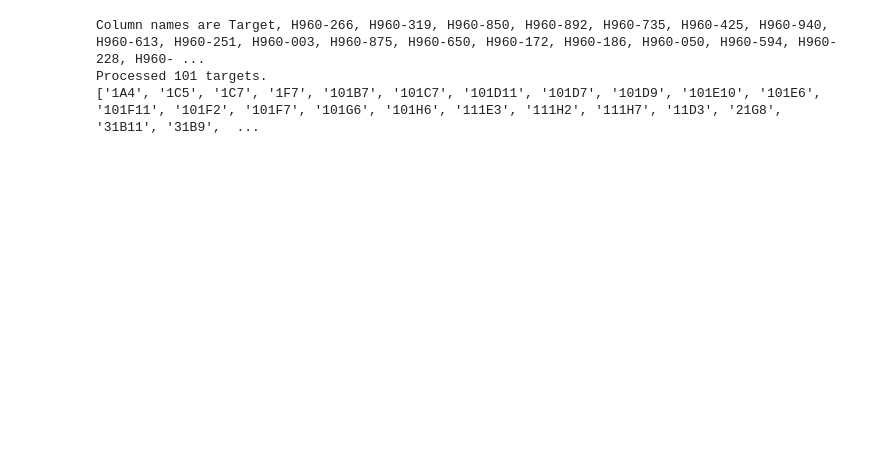
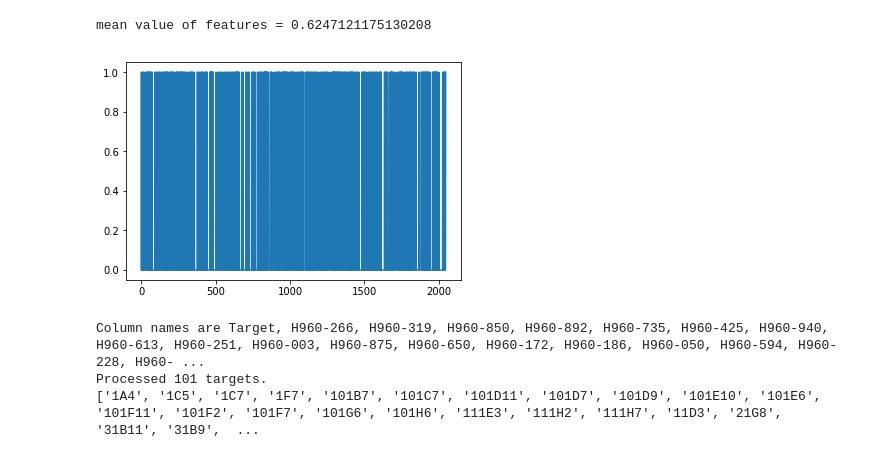
Before and after one commit to btownshend/HTS-Selection, a Jupyter notebook: notebooks/runfold.ipynb, the cells around one changed output. Saved outputs shown, nothing was run; the diff lists cells and outputs as text; code cells hidden in the pictures; blank space fills up the shorter version.

```diff
--- a/notebooks/runfold.ipynb
+++ b/notebooks/runfold.ipynb
@@ -13,6 +19,13 @@ RDKit WARNING: [00:26:06] Enabling RDKit 2019.09.2 jupyter extensions
 # %%
 # Build the features
-from src.features import build_features
-X=build_features.build(molecules)
+X=build_features.build(molecules,fpSize=1024)
+# %% [output]
+mean value of features = 0.6247121175130208
+# %%
+# Plot one of the feature vectors
+plt.plot(X[900])
+plt.show()
+# %% [output]
+[figure, added]
 # %%
 # Build the targets
```
Also changed, not shown: parts of 10 cells of this notebook, 4 other files.
